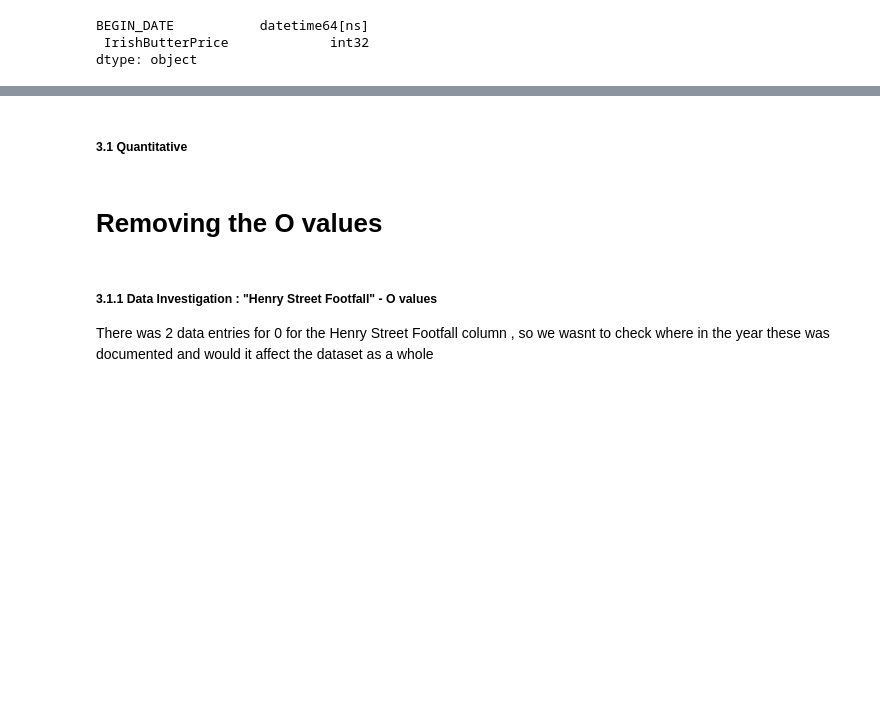
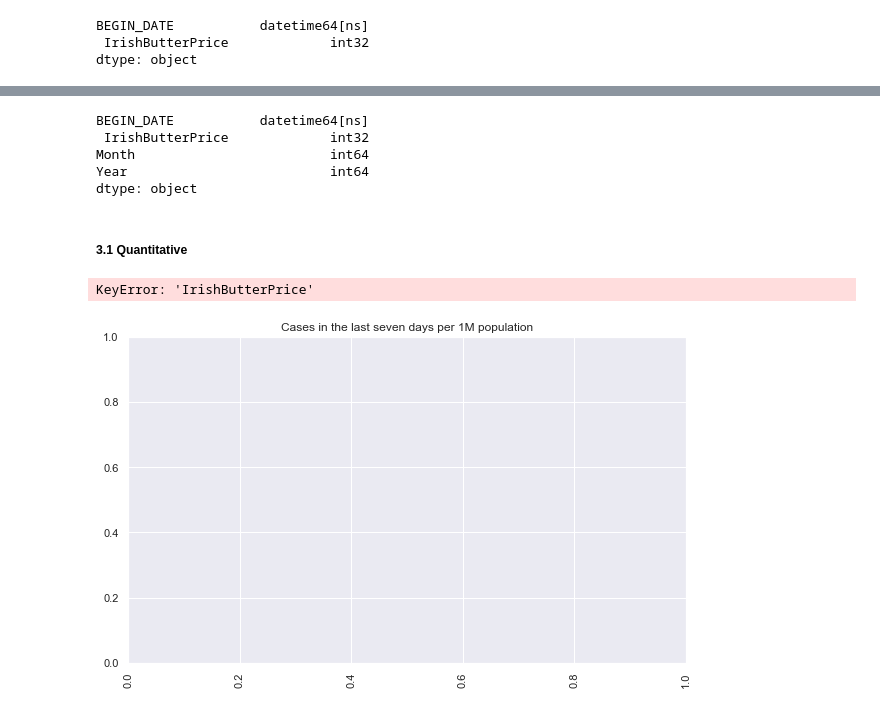
Before and after one commit to MichelleMoran431/CIT-2nd-assignment, a Jupyter notebook: Data Preparation & Visualisation.ipynb, the cells around one changed output, grey strips where cells are left out. Saved outputs shown, nothing was run; the diff lists cells and outputs as text; code cells hidden in the pictures; blank space fills up the shorter version.

```diff
--- a/Data Preparation & Visualisation.ipynb
+++ b/Data Preparation & Visualisation.ipynb
@@ -430,4 +536,10 @@ OverallButterData_dfA.drop_duplicates()
+# %%
+IrishButterPrices2.dtypes
+# %% [output]
+BEGIN_DATE           datetime64[ns]
+ IrishButterPrice             int32
+Month                         int64
+Year                          int64
+dtype: object
 # %% [markdown]
 ##### **3.1 Quantitative**
-# %% [markdown]
-# Removing the O values
@@ -438,3 +545,0 @@ OverallButterData_dfA.shape
-# %% [markdown]
-##### **3.1.1 Data Investigation : "Henry Street Footfall" - O values**
-There was 2 data entries for 0 for the Henry Street Footfall column , so we wasnt to check where in the year these was documented and would it affect the dataset as a whole
@@ -463,14 +546,17 @@ EuropeanButterA
 # %%
 pd.plotting.register_matplotlib_converters()
 import matplotlib.pyplot as plt
 %matplotlib inline
 import seaborn as sns
 
 plt.figure(figsize=(10,6))
 plt.title("Cases in the last seven days per 1M population")
 plt.xticks(rotation=90)
-sns.barplot(x=EuropeanButterA['State'], y=EuropeanButterA['Butter Price'])
+sns.barplot(x=IrishButterPrices2['Month'], y=IrishButterPrices2['IrishButterPrice'])
 plt.xlabel("Country/Region")
+# %% [output]
+KeyError: 'IrishButterPrice'
+[figure, added]
 # %%
 # Let's visualize the feature distribution by plotting the histograms
 # The gcf() function in pyplot module of matplotlib library is used to get the current Axes instance on the current figure
```
Also changed, not shown: parts of 76 cells of this notebook, 7 other files.
